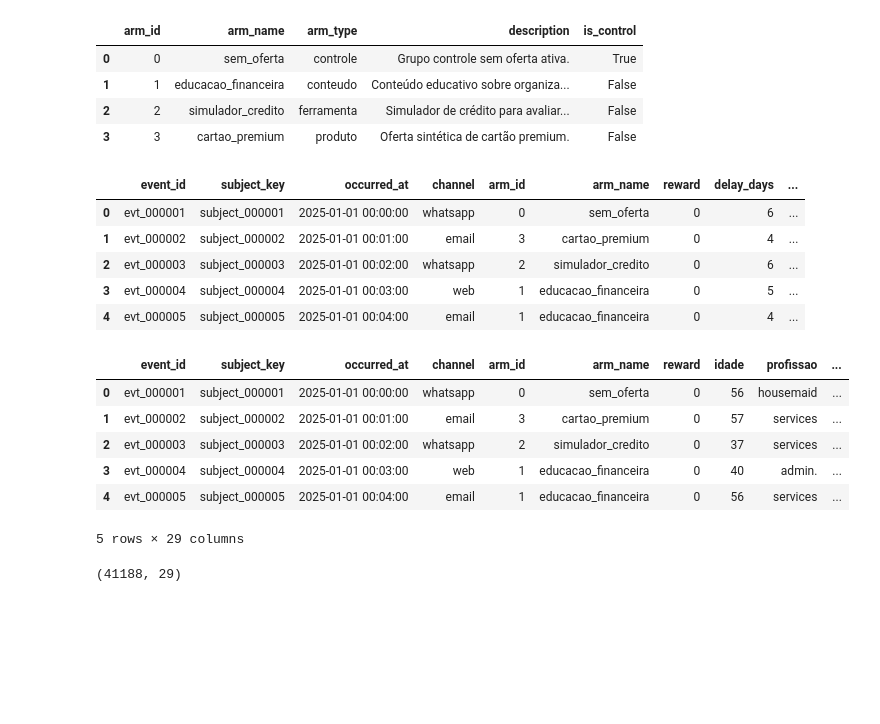
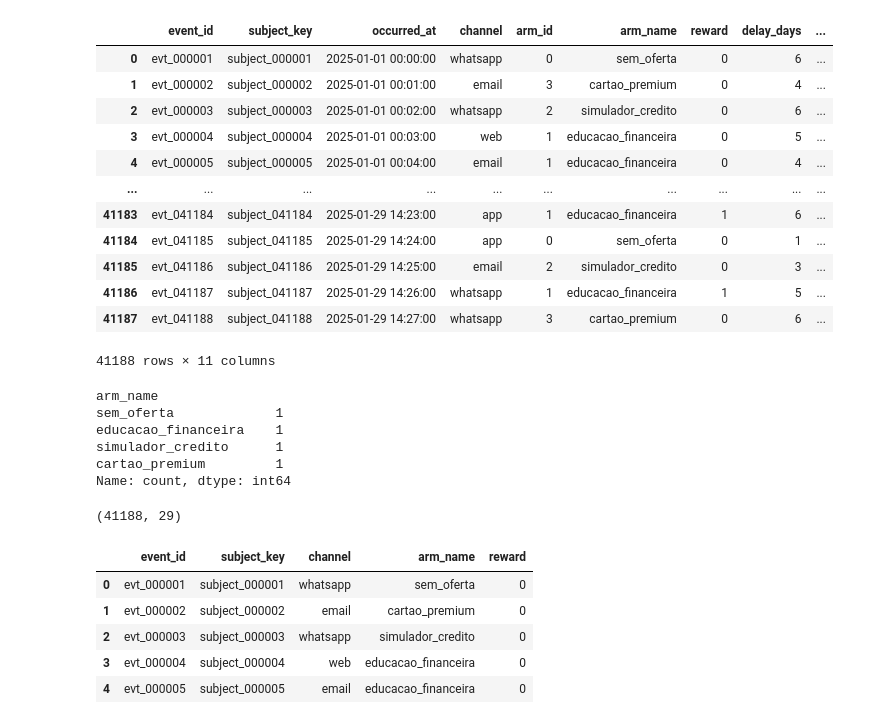
Before and after one commit to Gere-santos/datathon-7mlet-grupo-77, a Jupyter notebook: notebooks/02-synthetic-enrichment.ipynb, the cells around one changed output. Saved outputs shown, nothing was run; the diff lists cells and outputs as text; code cells hidden in the pictures; blank space fills up the shorter version.

```diff
--- a/notebooks/02-synthetic-enrichment.ipynb
+++ b/notebooks/02-synthetic-enrichment.ipynb
@@ -5,36 +7,43 @@ import seaborn as sns
 # %%
-df_delayed = pd.read_csv(r'C:\Users\gerem\Desktop\datathon-7mlet-grupo-77\data\synthetic_enrichment\delayed_rewards.csv', sep=',')
-df_catalog = pd.read_csv(r'C:\Users\gerem\Desktop\datathon-7mlet-grupo-77\data\synthetic_enrichment\offer_catalog.csv', sep=',')
-df_events = pd.read_csv(r'C:\Users\gerem\Desktop\datathon-7mlet-grupo-77\data\synthetic_enrichment\offer_events.csv', sep=',')
+delayed_rewards = pd.read_csv(r'C:\Users\gerem\Desktop\datathon-7mlet-grupo-77\data\synthetic_enrichment\delayed_rewards.csv', sep=',')
+offer_catalog = pd.read_csv(r'C:\Users\gerem\Desktop\datathon-7mlet-grupo-77\data\synthetic_enrichment\offer_catalog.csv', sep=',')
+offer_events = pd.read_csv(r'C:\Users\gerem\Desktop\datathon-7mlet-grupo-77\data\synthetic_enrichment\offer_events.csv', sep=',')
 # %%
-df_catalog.head()
+delayed_rewards
 # %% [output]
-|  | arm_id | arm_name | arm_type | description | is_control |
-| 0 | 0 | sem_oferta | controle | Grupo controle sem oferta ativa. | True |
-| 1 | 1 | educacao_financeira | conteudo | Conteúdo educativo sobre organiza... | False |
-| 2 | 2 | simulador_credito | ferramenta | Simulador de crédito para avaliar... | False |
-| 3 | 3 | cartao_premium | produto | Oferta sintética de cartão premium. | False |
+|  | event_id | subject_key | occurred_at | channel | arm_id | arm_name | reward | delay_days | ... |
+| 0 | evt_000001 | subject_000001 | 2025-01-01 00:00:00 | whatsapp | 0 | sem_oferta | 0 | 6 | ... |
+| 1 | evt_000002 | subject_000002 | 2025-01-01 00:01:00 | email | 3 | cartao_premium | 0 | 4 | ... |
+| 2 | evt_000003 | subject_000003 | 2025-01-01 00:02:00 | whatsapp | 2 | simulador_credito | 0 | 6 | ... |
+| 3 | evt_000004 | subject_000004 | 2025-01-01 00:03:00 | web | 1 | educacao_financeira | 0 | 5 | ... |
+| 4 | evt_000005 | subject_000005 | 2025-01-01 00:04:00 | email | 1 | educacao_financeira | 0 | 4 | ... |
+| ... | ... | ... | ... | ... | ... | ... | ... | ... | ... |
+| 41183 | evt_041184 | subject_041184 | 2025-01-29 14:23:00 | app | 1 | educacao_financeira | 1 | 6 | ... |
+| 41184 | evt_041185 | subject_041185 | 2025-01-29 14:24:00 | app | 0 | sem_oferta | 0 | 1 | ... |
+| 41185 | evt_041186 | subject_041186 | 2025-01-29 14:25:00 | email | 2 | simulador_credito | 0 | 3 | ... |
+| 41186 | evt_041187 | subject_041187 | 2025-01-29 14:26:00 | whatsapp | 1 | educacao_financeira | 1 | 5 | ... |
+| 41187 | evt_041188 | subject_041188 | 2025-01-29 14:27:00 | whatsapp | 3 | cartao_premium | 0 | 6 | ... |
+41188 rows × 11 columns
 # %%
-df_delayed.head()
+offer_catalog["arm_name"].value_counts()
 # %% [output]
-|  | event_id | subject_key | occurred_at | channel | arm_id | arm_name | reward | delay_days | ... |
-| 0 | evt_000001 | subject_000001 | 2025-01-01 00:00:00 | whatsapp | 0 | sem_oferta | 0 | 6 | ... |
-| 1 | evt_000002 | subject_000002 | 2025-01-01 00:01:00 | email | 3 | cartao_premium | 0 | 4 | ... |
-| 2 | evt_000003 | subject_000003 | 2025-01-01 00:02:00 | whatsapp | 2 | simulador_credito | 0 | 6 | ... |
-| 3 | evt_000004 | subject_000004 | 2025-01-01 00:03:00 | web | 1 | educacao_financeira | 0 | 5 | ... |
-| 4 | evt_000005 | subject_000005 | 2025-01-01 00:04:00 | email | 1 | educacao_financeira | 0 | 4 | ... |
+arm_name
+sem_oferta             1
+educacao_financeira    1
+simulador_credito      1
+cartao_premium         1
+Name: count, dtype: int64
 # %%
-df_events.head()
+offer_events.shape
 # %% [output]
-|  | event_id | subject_key | occurred_at | channel | arm_id | arm_name | reward | idade | profissao | ... |
-| 0 | evt_000001 | subject_000001 | 2025-01-01 00:00:00 | whatsapp | 0 | sem_oferta | 0 | 56 | housemaid | ... |
-| 1 | evt_000002 | subject_000002 | 2025-01-01 00:01:00 | email | 3 | cartao_premium | 0 | 57 | services | ... |
-| 2 | evt_000003 | subject_000003 | 2025-01-01 00:02:00 | whatsapp | 2 | simulador_credito | 0 | 37 | services | ... |
-| 3 | evt_000004 | subject_000004 | 2025-01-01 00:03:00 | web | 1 | educacao_financeira | 0 | 40 | admin. | ... |
-| 4 | evt_000005 | subject_000005 | 2025-01-01 00:04:00 | email | 1 | educacao_financeira | 0 | 56 | services | ... |
-5 rows × 29 columns
+(41188, 29)
 # %%
-df_events.shape
+offer_events[["event_id", "subject_key", "channel", "arm_name", "reward"]].head()
 # %% [output]
-(41188, 29)
+|  | event_id | subject_key | channel | arm_name | reward |
+| 0 | evt_000001 | subject_000001 | whatsapp | sem_oferta | 0 |
+| 1 | evt_000002 | subject_000002 | email | cartao_premium | 0 |
+| 2 | evt_000003 | subject_000003 | whatsapp | simulador_credito | 0 |
+| 3 | evt_000004 | subject_000004 | web | educacao_financeira | 0 |
+| 4 | evt_000005 | subject_000005 | email | educacao_financeira | 0 |
 # %%
```
Also changed, not shown: parts of 12 cells of this notebook, 1 other file.
